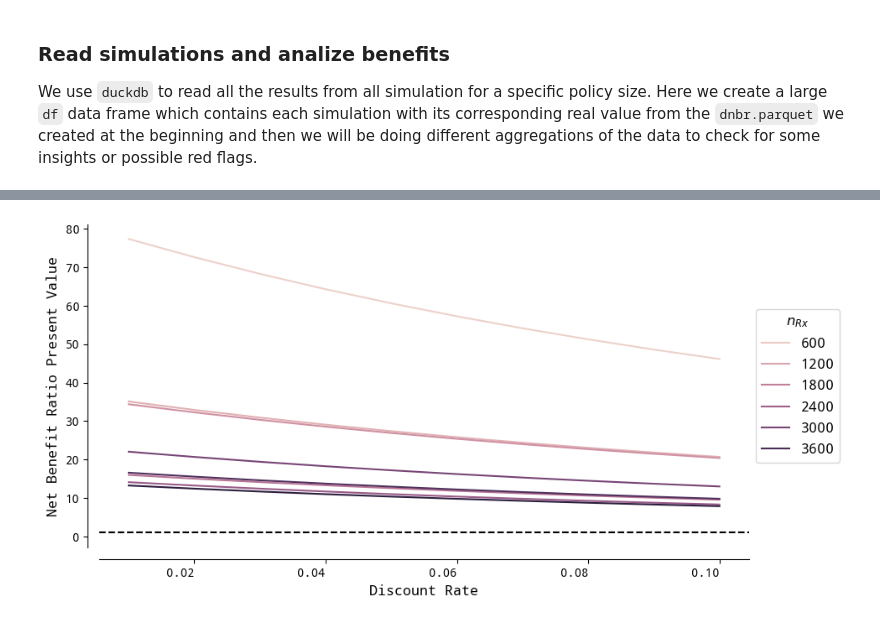
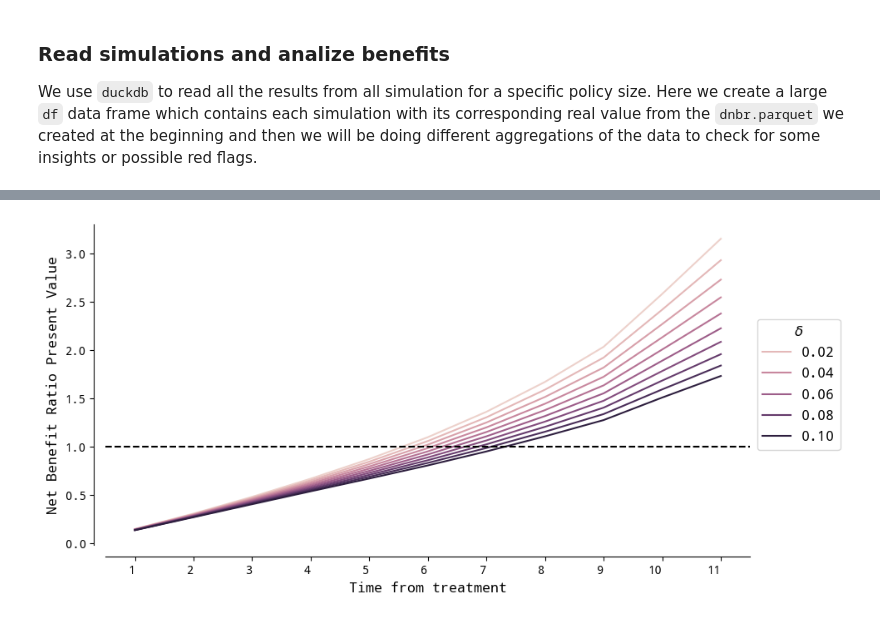
Before and after one commit to echolab-stanford/prescribed_fires, a Jupyter notebook: analysis/simulation.ipynb, the cells around one changed output, grey strips where cells are left out. Cells and saved outputs as stored; diff of their text form; code cells hidden in the pictures.

```diff
--- a/analysis/simulation.ipynb
+++ b/analysis/simulation.ipynb
@@ -801,12 +740,0 @@ coefs["fe"]
-# %%
-simulation_data = simulation_data.assign(
-    preds_sim_pm=make_predictions(
-        simulation_data["simulated_sum_dnbr"].values,
-        coefs,
-        uncertainty=False,
-        degree=1,
-    ),
-    preds_pm=make_predictions(
-        simulation_data["sum_dnbr"].values, coefs, uncertainty=False, degree=1
-    ),
-)
@@ -901,5 +930,3 @@ for discount_rate in discount_rates:
 # %%
 pv = pd.concat(pv_list)
-pv = pv[pv.year_treat < 2020]
-pv["lag"] = np.abs(pv.year_treat - 2020)
-pv
+pv["lag"] = np.abs(pv.year_treat - pv.year_treat.max()) + 1
@@ -965,0 +1057,3 @@ sns.lineplot(data=plot_data, x="year", y="coeff_max", hue="year_treat", ax=ax)
+# %%
+pv = pd.concat(pv_list)
+pv.groupby(["lag", "discount_rate"]).ratio.mean().reset_index()
@@ -966,33 +1074,29 @@ sns.lineplot(data=plot_data, x="year", y="coeff_max", hue="year_treat", ax=ax)
 # %%
-total_npv.sort_values("discount_rate")
-
 fig, ax = plt.subplots(1, 1, figsize=(10, 5))
 
 sns.lineplot(
-    data=total_npv,
-    x="discount_rate",
-    y="npv_mean",
-    hue="n_treats",
+    data=pv.groupby(["lag", "discount_rate"]).ratio.mean().reset_index(),
+    x="lag",
+    y="ratio",
+    hue="discount_rate",
+    # alpha=0.5,
+    ax=ax,
 )
 
-# # Plot marginal effect of severity on emissions
-# ax.fill_between(
-#     total_npv[total_npv.n_treats.isin([4000])].discount_rate,
-#     total_npv[total_npv.n_treats.isin([4000])].npv_q25,
-#     total_npv[total_npv.n_treats.isin([4000])].npv_q75,
-#     alpha=0.2,
-#     color="gray",
-# )
+# Add all numbers in the x-axis
+ax.set_xticks(pv.lag.unique())
 
-template_plots(ax, xlab="Discount Rate", ylab="Net Benefit Ratio Present Value")
+template_plots(
+    ax, xlab="Time from treatment", ylab="Net Benefit Ratio Present Value"
+)
 
 # Add a horizontal line at 1
 ax.axhline(1, color="black", linestyle="--")
 
 # Move the legend outside the plot and change the title
-plt.legend(title=r"$n_{Rx}$", loc="center left", bbox_to_anchor=(1, 0.5))
+plt.legend(title=r"$\delta$", loc="center left", bbox_to_anchor=(1, 0.5))
 
 # Save plot
-plt.savefig("../figs/npv.png", bbox_inches="tight")
+plt.savefig("../figs/pv_benefits.png", bbox_inches="tight")
 # %% [output]
-[figure, old version]
+[figure, new version]
```
Also changed, not shown: parts of 77 cells of this notebook, 1 other file.
